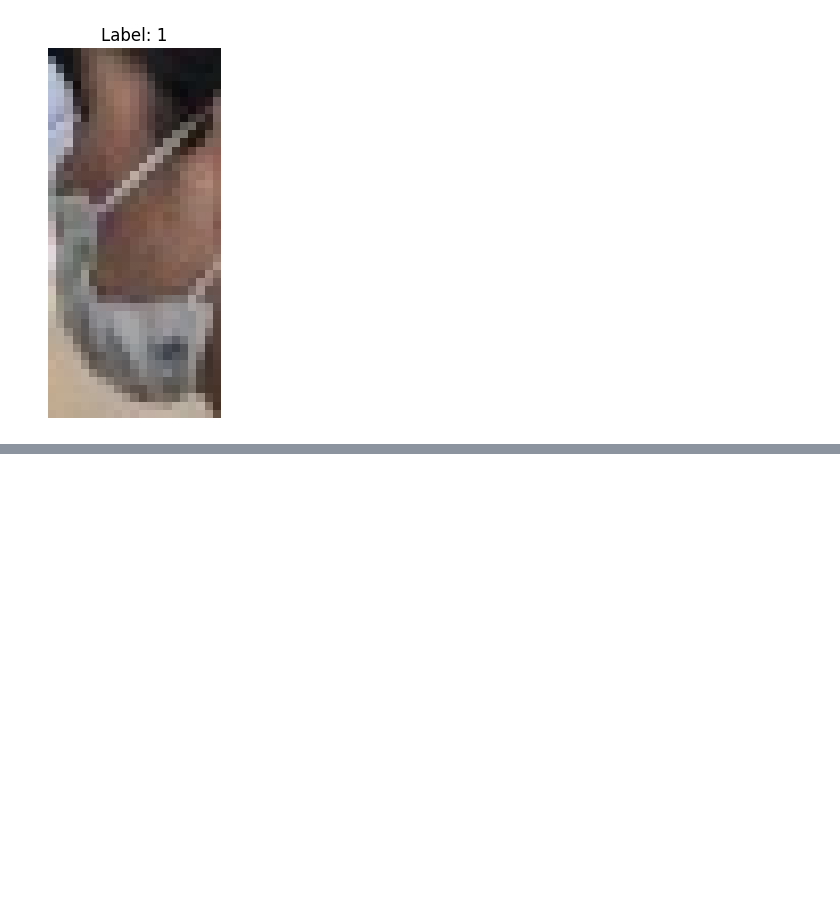
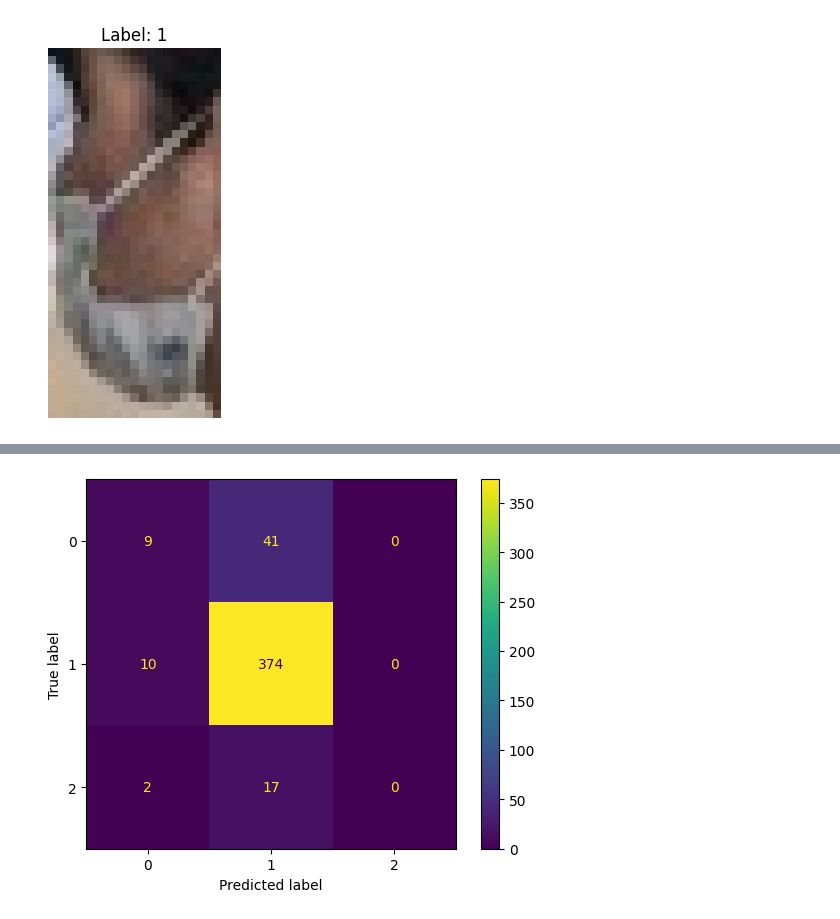
Before and after one commit to sa06840/FaceCoveringDetection, a Jupyter notebook: courseworkCode.ipynb, the cells around one changed output, grey strips where cells are left out. Drawn from its saved outputs; the diff is of its cells as text; code cells hidden in the pictures; blank space fills up the shorter version.

```diff
--- a/courseworkCode.ipynb
+++ b/courseworkCode.ipynb
@@ -114,0 +159,4 @@ plt.show()
+# %%
+kValues = [15, 30, 45, 60]
+svmCValues = [0.1, 1, 10]
+svmGammaValues = [0.01, 0.1, 1]
@@ -114,0 +228,3 @@ plt.show()
+# %%
+bestK = bestParams['k']
+kmeansBest = KMeans(n_clusters=bestK, n_init='auto', random_state=42).fit(descriptorsTrainArray)
@@ -114,0 +233,24 @@ plt.show()
+# %%
+histogramTestList = []
+
+for i in range(len(xTest)):
+    img = img_as_ubyte(color.rgb2gray(xTest[i]))
+    kp, des = sift.detectAndCompute(img, None)
+
+    if des is not None:
+        hist = np.zeros(k)
+        idx = kmeansBest.predict(des)
+        for j in idx:
+            hist[j] = hist[j] + (1 / len(des))
+        # hist = scale.transform(hist.reshape(1, -1))
+        histogramTestList.append(hist)
+    else:
+        histogramTestList.append(None)
+
+# Remove potential cases of images with no descriptors
+idxNotEmpty = [i for i, x in enumerate(histogramTestList) if x is not None]
+histogramTestList = [histogramTestList[i] for i in idxNotEmpty]
+yTest = [yTest[i] for i in idxNotEmpty]
+histogramTestArray = np.vstack(histogramTestList)
+# %%
+yPred = bestClassifier.predict(histogramTestArray).tolist()
@@ -114,0 +282,8 @@ plt.show()
+# %%
+class_labels = ['0', '1', '2']
+cm = confusion_matrix(yTest, yPred)
+disp = ConfusionMatrixDisplay(confusion_matrix=cm, display_labels=class_labels)
+disp.plot()
+plt.show()
+# %% [output]
+[figure, added]
```
Also changed, not shown: parts of 18 cells of this notebook, 1 other file.
